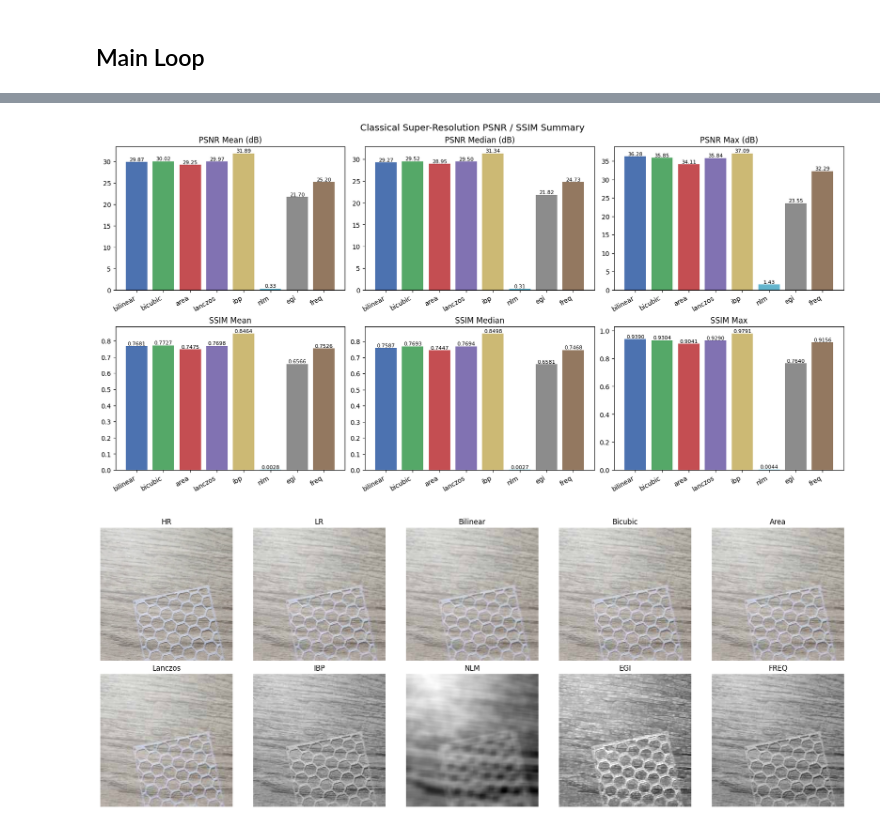
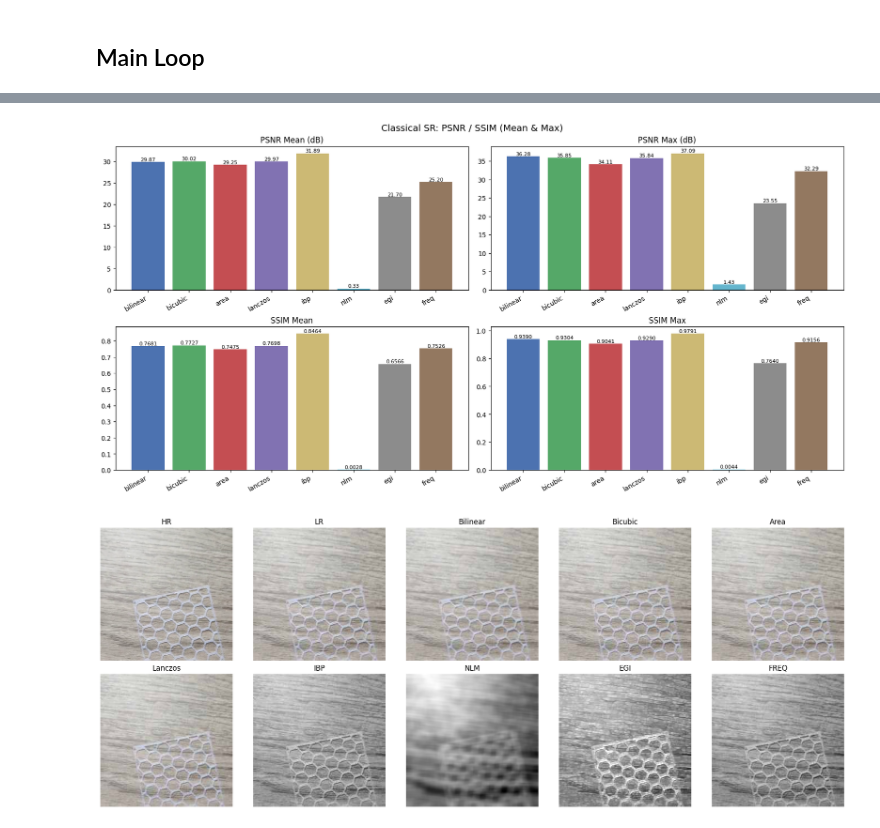
Before and after one commit to bgmanuel99/Super-Resolution-Images-for-3D-Printing-Defect-Detection, a Jupyter notebook: SRModels/classic_super_resolution_algorithms/super_resolucion_clasica.ipynb, the cells around one changed output, grey strips where cells are left out. Drawn from its saved outputs; the diff is of its cells as text; code cells hidden in the pictures.

Commit message:
new plot displaying method

```diff
--- a/SRModels/classic_super_resolution_algorithms/super_resolucion_clasica.ipynb
+++ b/SRModels/classic_super_resolution_algorithms/super_resolucion_clasica.ipynb
@@ -251,16 +251,20 @@ for alg in time_stats.keys():
     metric_summary[alg] = {
         'psnr_mean': psnr_stats_alg['mean'],
         'psnr_var': psnr_stats_alg['var'],
+        'psnr_max': psnr_stats_alg['max'],
         'psnr_ci_low': psnr_ci[alg][0],
         'psnr_ci_high': psnr_ci[alg][1],
         'ssim_mean': ssim_stats_alg['mean'],
         'ssim_var': ssim_stats_alg['var'],
+        'ssim_max': ssim_stats_alg['max'],
         'ssim_ci_low': ssim_ci[alg][0],
         'ssim_ci_high': ssim_ci[alg][1],
         'time_mean': time_stats_alg['mean'],
+        'time_max': time_stats_alg['max'],
         'time_jitter': time_jitter[alg],
         'time_var': time_variance[alg],
         'memory_mean': mem_stats_alg['mean'],
+        'memory_max': mem_stats_alg['max'],
         'memory_var': mem_variance[alg],
         'mae_mean': mae_stats_alg['mean'],
         'rmse_mean': rmse_stats_alg['mean'],
@@ -271,17 +275,13 @@ for alg in time_stats.keys():
         'kl_color_mean': kl_color_stats_alg['mean'],
     }
 # %%
-def plot_six_panel(stat_groups, algorithms_order, colors_map, main_title, outfile, formats):
-    """Generic 2x3 bar grid.
-    stat_groups: list of (data_list, subtitle) length 6
-    formats: list of format strings for value annotations (length 6)
-    outfile: Path or str (full path including filename)
-    """
-    assert len(stat_groups) == 6 and len(formats) == 6, "Need exactly 6 stat groups and 6 formats"
+def plot_four_panels(stat_groups, algorithms_order, colors_map, main_title, outfile, formats):
+    """Generic 2x2 bar grid."""
+    assert len(stat_groups) == 4 and len(formats) == 4, "Need exactly 4 stat groups and 4 formats"
     x = np.arange(len(algorithms_order))
-    fig, axes = plt.subplots(2, 3, figsize=(16, 8), constrained_layout=True)
+    fig, axes = plt.subplots(2, 2, figsize=(16, 8), constrained_layout=True)
     for idx, ((data, subtitle), fmt) in enumerate(zip(stat_groups, formats)):
-        ax = axes[idx//3, idx%3]
+        ax = axes[idx//2, idx%2]
         bars = ax.bar(x, data, color=[colors_map[a] for a in algorithms_order])
         ax.set_title(subtitle)
         ax.set_xticks(x)
@@ -336,35 +322,27 @@ plot_six_panel(
 # %%
-psnr_mean, psnr_median, psnr_max = [], [], []
-ssim_mean, ssim_median, ssim_max = [], [], []
-for alg in algorithms:
-    p_stats = compute_summary_stats(np.array(psnr_stats[alg], dtype=float))
-    s_stats = compute_summary_stats(np.array(ssim_stats[alg], dtype=float))
-    psnr_mean.append(p_stats['mean'])
-    psnr_median.append(p_stats['median'])
-    psnr_max.append(p_stats['max'])
-    ssim_mean.append(s_stats['mean'])
-    ssim_median.append(s_stats['median'])
-    ssim_max.append(s_stats['max'])
+psnr_mean = [metric_summary[a]['psnr_mean'] for a in algorithms]
+psnr_max  = [metric_summary[a]['psnr_max']  for a in algorithms]
+ssim_mean = [metric_summary[a]['ssim_mean'] for a in algorithms]
+ssim_max  = [metric_summary[a]['ssim_max']  for a in algorithms]
 
 stat_groups_metrics = [
-    (psnr_mean,   'PSNR Mean (dB)'),
-    (psnr_median, 'PSNR Median (dB)'),
-    (psnr_max,    'PSNR Max (dB)'),
-    (ssim_mean,   'SSIM Mean'),
-    (ssim_median, 'SSIM Median'),
-    (ssim_max,    'SSIM Max'),
+    (psnr_mean, 'PSNR Mean (dB)'),
+    (psnr_max,  'PSNR Max (dB)'),
+    (ssim_mean, 'SSIM Mean'),
+    (ssim_max,  'SSIM Max'),
 ]
-formats_metrics = ['{:.2f}', '{:.2f}', '{:.2f}', '{:.4f}', '{:.4f}', '{:.4f}']
-plot_six_panel(
+formats_metrics = ['{:.2f}', '{:.2f}', '{:.4f}', '{:.4f}']
+
+plot_four_panels(
     stat_groups_metrics,
     algorithms,
     colors,
-    'Classical Super-Resolution PSNR / SSIM Summary',
+    'Classical SR: PSNR / SSIM (Mean & Max)',
     RESULTS_DIR / 'psnr_ssim_summary.png',
     formats_metrics
 )
 # %% [output]
-[figure, old version]
+[figure, new version]
 # %%
 hr_img_v, lr_img_v, bilinear_v, bicubic_v, area_v, lanczos_v = vis
 hr_g_v, lr_g_v, ibp_v = ibp_example
```
Also changed, not shown: parts of 1 cell of this notebook.
